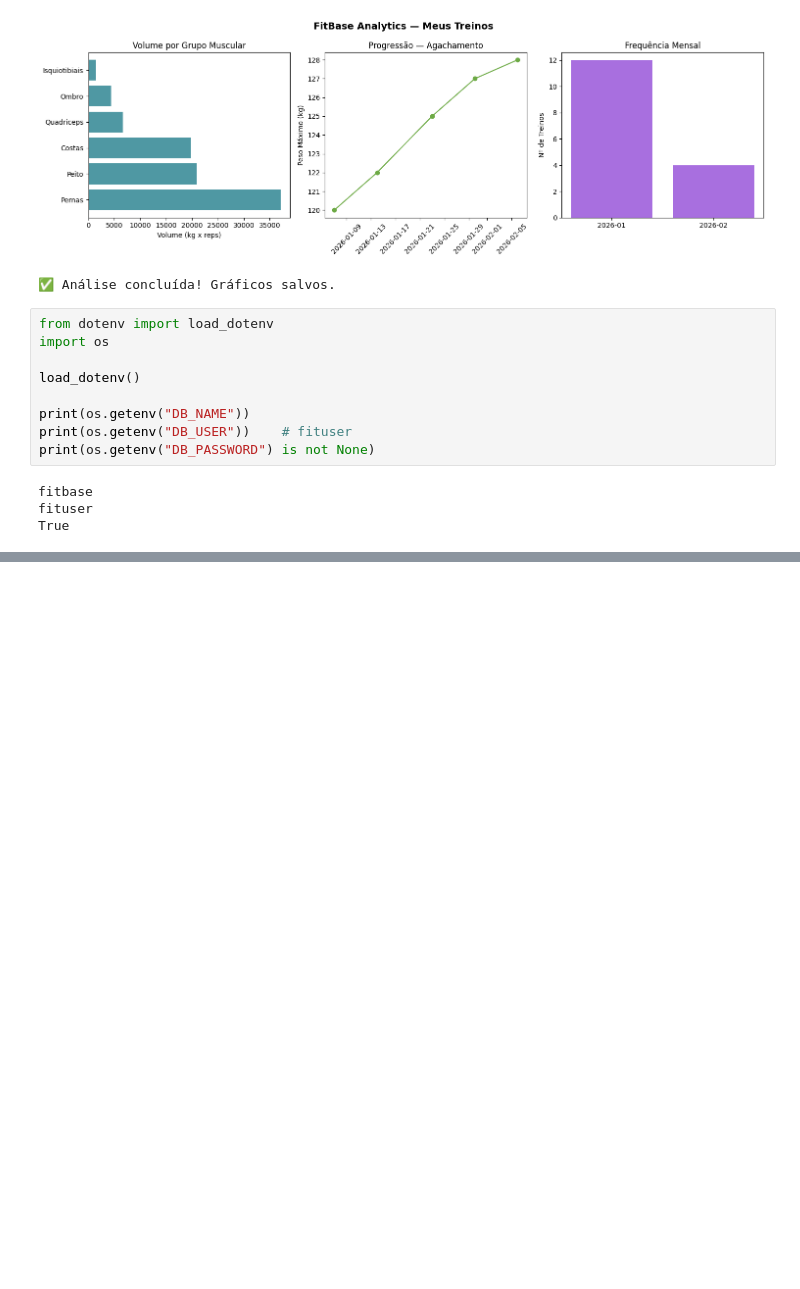
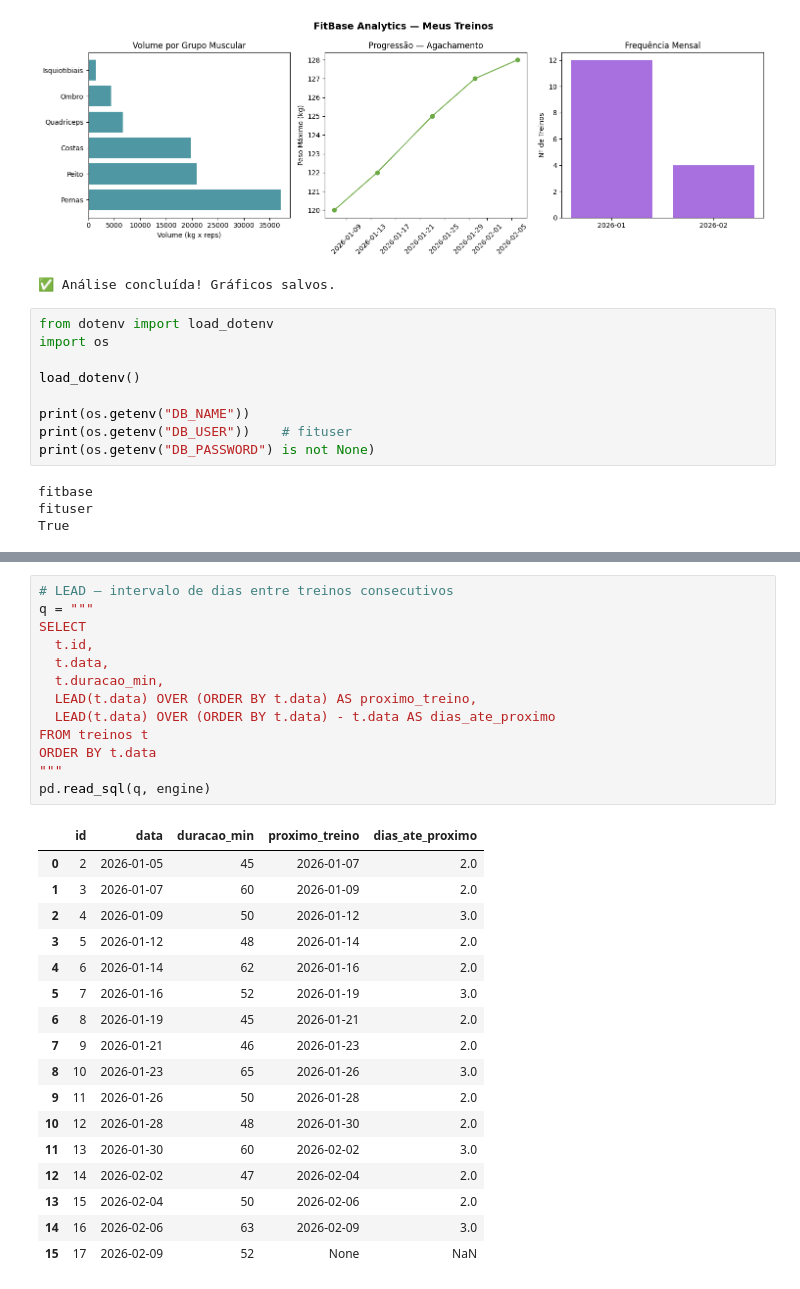
Before and after one commit to matheusramos20/fitbase-analise, a Jupyter notebook: 04_analise.ipynb, the cells around one changed output, grey strips where cells are left out. Cells and saved outputs as stored; diff of their text form; blank space fills up the shorter version.

```diff
--- a/04_analise.ipynb
+++ b/04_analise.ipynb
@@ -174,0 +431,31 @@ True
+# %%
+# LEAD — intervalo de dias entre treinos consecutivos
+q = """
+SELECT
+  t.id,
+  t.data,
+  t.duracao_min,
+  LEAD(t.data) OVER (ORDER BY t.data) AS proximo_treino,
+  LEAD(t.data) OVER (ORDER BY t.data) - t.data AS dias_ate_proximo
+FROM treinos t
+ORDER BY t.data
+"""
+pd.read_sql(q, engine)
+# %% [output]
+|  | id | data | duracao_min | proximo_treino | dias_ate_proximo |
+| 0 | 2 | 2026-01-05 | 45 | 2026-01-07 | 2.0 |
+| 1 | 3 | 2026-01-07 | 60 | 2026-01-09 | 2.0 |
+| 2 | 4 | 2026-01-09 | 50 | 2026-01-12 | 3.0 |
+| 3 | 5 | 2026-01-12 | 48 | 2026-01-14 | 2.0 |
+| 4 | 6 | 2026-01-14 | 62 | 2026-01-16 | 2.0 |
+| 5 | 7 | 2026-01-16 | 52 | 2026-01-19 | 3.0 |
+| 6 | 8 | 2026-01-19 | 45 | 2026-01-21 | 2.0 |
+| 7 | 9 | 2026-01-21 | 46 | 2026-01-23 | 2.0 |
+| 8 | 10 | 2026-01-23 | 65 | 2026-01-26 | 3.0 |
+| 9 | 11 | 2026-01-26 | 50 | 2026-01-28 | 2.0 |
+| 10 | 12 | 2026-01-28 | 48 | 2026-01-30 | 2.0 |
+| 11 | 13 | 2026-01-30 | 60 | 2026-02-02 | 3.0 |
+| 12 | 14 | 2026-02-02 | 47 | 2026-02-04 | 2.0 |
+| 13 | 15 | 2026-02-04 | 50 | 2026-02-06 | 2.0 |
+| 14 | 16 | 2026-02-06 | 63 | 2026-02-09 | 3.0 |
+| 15 | 17 | 2026-02-09 | 52 | None | NaN |
```
Also changed, not shown: parts of 22 cells of this notebook.
